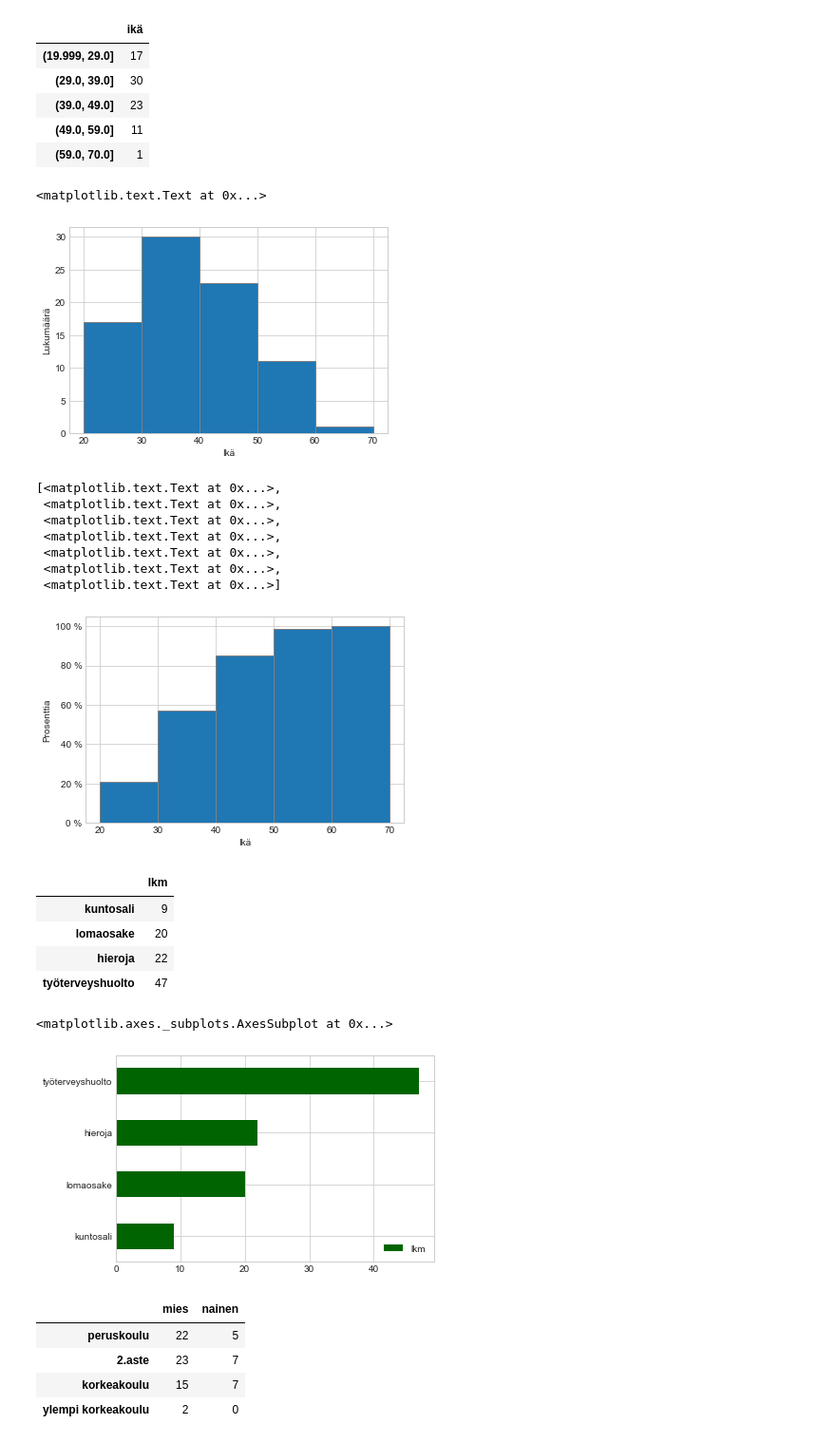
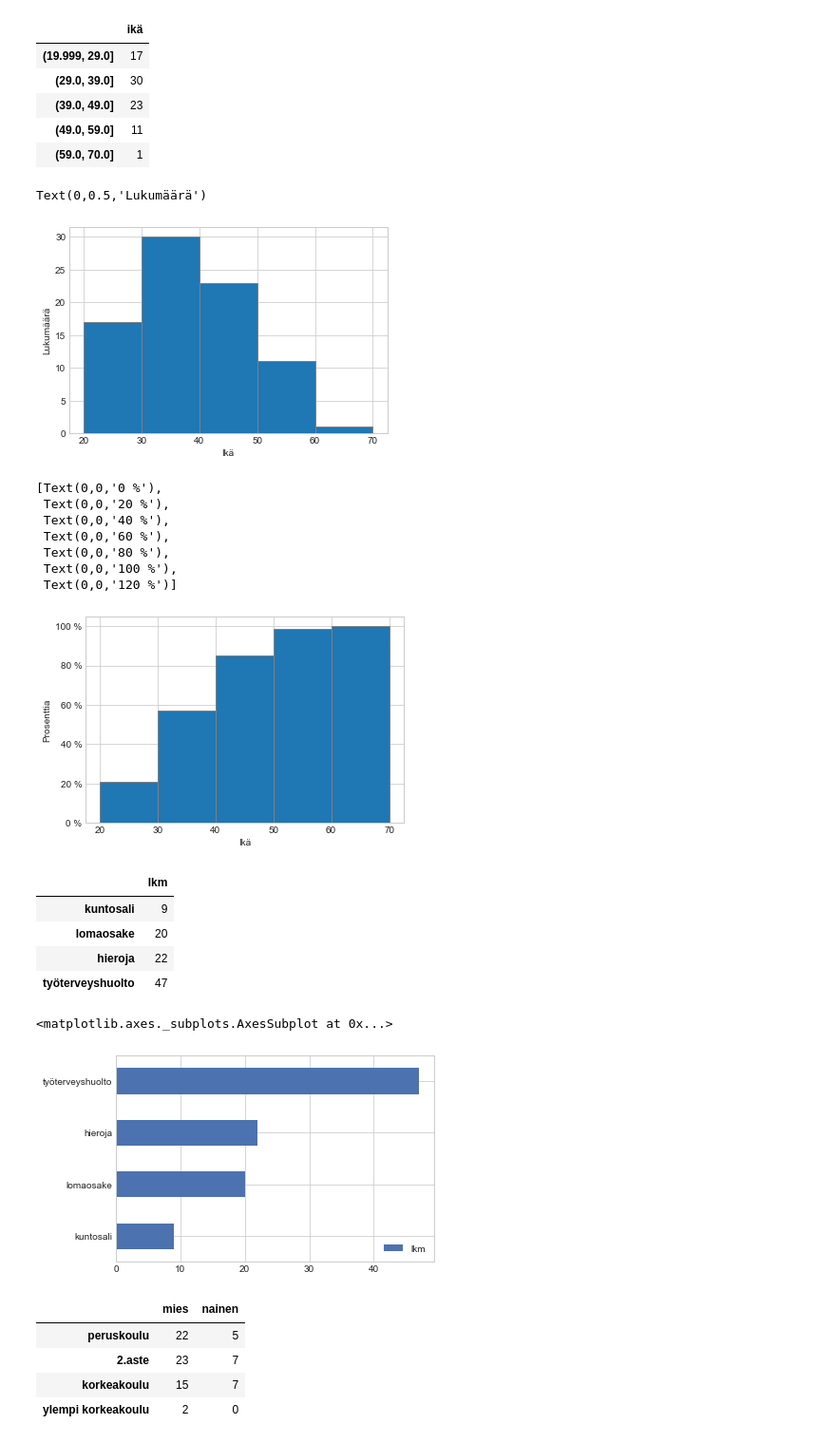
Before and after one commit to taanila/tilastoapu, a Jupyter notebook: bar.ipynb, the cells around one changed output. Shown: that part at 95% size. Cells and saved outputs as stored; diff of their text form; code cells hidden in the pictures.

```diff
--- a/bar.ipynb
+++ b/bar.ipynb
@@ -6,7 +6,7 @@ import matplotlib.pyplot as plt
 %matplotlib inline
 plt.style.use('seaborn-whitegrid')
 
-df = pd.read_excel('http://www.elisanet.fi/taanila/data1.xlsx', sheetname = 'Data')
+df = pd.read_excel('http://www.elisanet.fi/taanila/data1.xlsx', sheet_name = 'Data')
 df.rename(columns = {'tyytyväisyys johtoon': 'johtoon', 'tyytyväisyys työtovereihin': 'työtovereihin',
                   'tyytyväisyys työympäristöön': 'työympäristöön', 'tyytyväisyys palkkaan': 'palkkaan',
                   'tyytyväisyys työtehtäviin': 'työtehtäviin'}, inplace = True)
@@ -57,7 +57,7 @@ df['ikä'].plot.hist(bins=[20,30,40,50,60,70], edgecolor='grey')
 plt.xlabel('Ikä')
 plt.ylabel('Lukumäärä')
 # %% [output]
-<matplotlib.text.Text at 0x...>
+Text(0,0.5,'Lukumäärä')
 [figure]
 # %%
 #histogrammin voin esittää myös kumulatiivisena
@@ -70,14 +70,14 @@ plt.ylabel('Prosenttia')
 vals = ax.get_yticks()
 ax.set_yticklabels(['{:.0f} %'.format(y*100) for y in vals])
 # %% [output]
-[<matplotlib.text.Text at 0x...>,
- <matplotlib.text.Text at 0x...>,
- <matplotlib.text.Text at 0x...>,
- <matplotlib.text.Text at 0x...>,
- <matplotlib.text.Text at 0x...>,
- <matplotlib.text.Text at 0x...>,
- <matplotlib.text.Text at 0x...>]
+[Text(0,0,'0 %'),
+ Text(0,0,'20 %'),
+ Text(0,0,'40 %'),
+ Text(0,0,'60 %'),
+ Text(0,0,'80 %'),
+ Text(0,0,'100 %'),
+ Text(0,0,'120 %')]
-[figure, old version]
+[figure, new version]
 # %%
 #monivalintakysymyksen valintojen lukumäärät suuruusjärjestyksessä
 df5 = df[['työterveyshuolto','lomaosake','kuntosali','hieroja']].sum().sort_values(ascending = True).to_frame()
@@ -91,10 +91,10 @@ df5.style.format('{:.0f}')
 | työterveyshuolto | 47 |
 # %%
 #taulukon alin arvo näkyy aina vaakapylväskaaviossa ylimpänä pylväänä
-df5.plot.barh(color='darkgreen')
+df5.plot.barh(color='#4C72B0')
 # %% [output]
 <matplotlib.axes._subplots.AxesSubplot at 0x...>
-[figure, old version]
+[figure, new version]
 # %%
 #sukupuolen ja koulutuksen ristiintaulukointi
 df6 = pd.crosstab(df['koulutus'], df['sukupuoli'])
```
Also changed, not shown: parts of 7 cells of this notebook.
